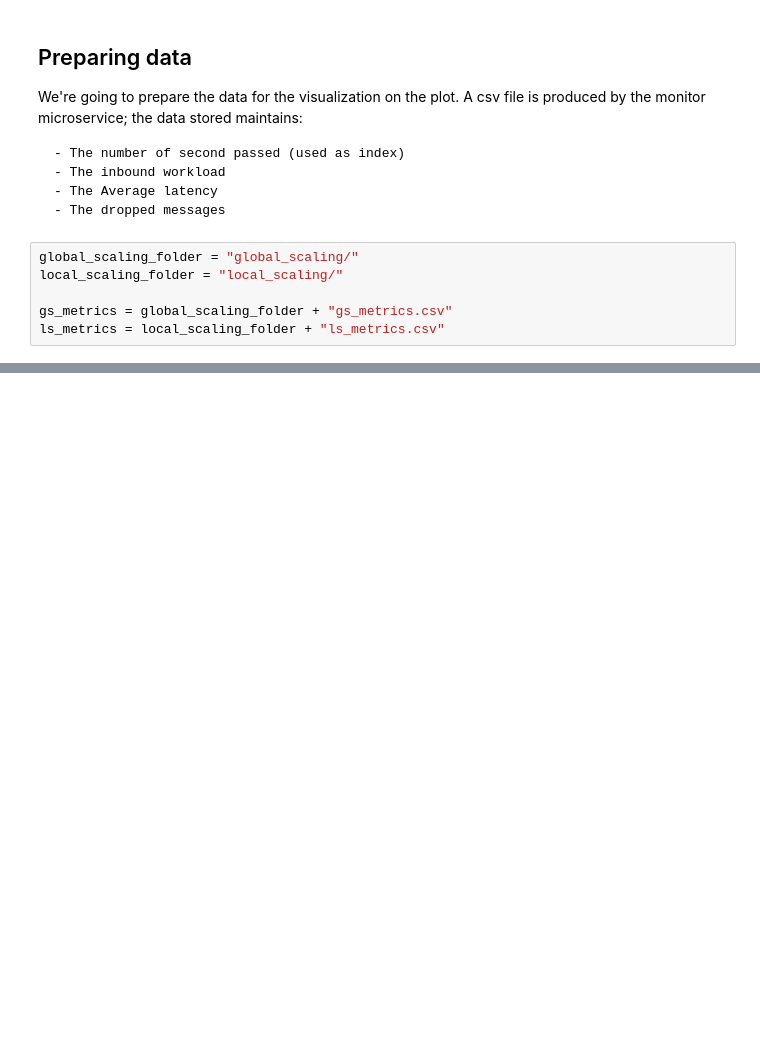
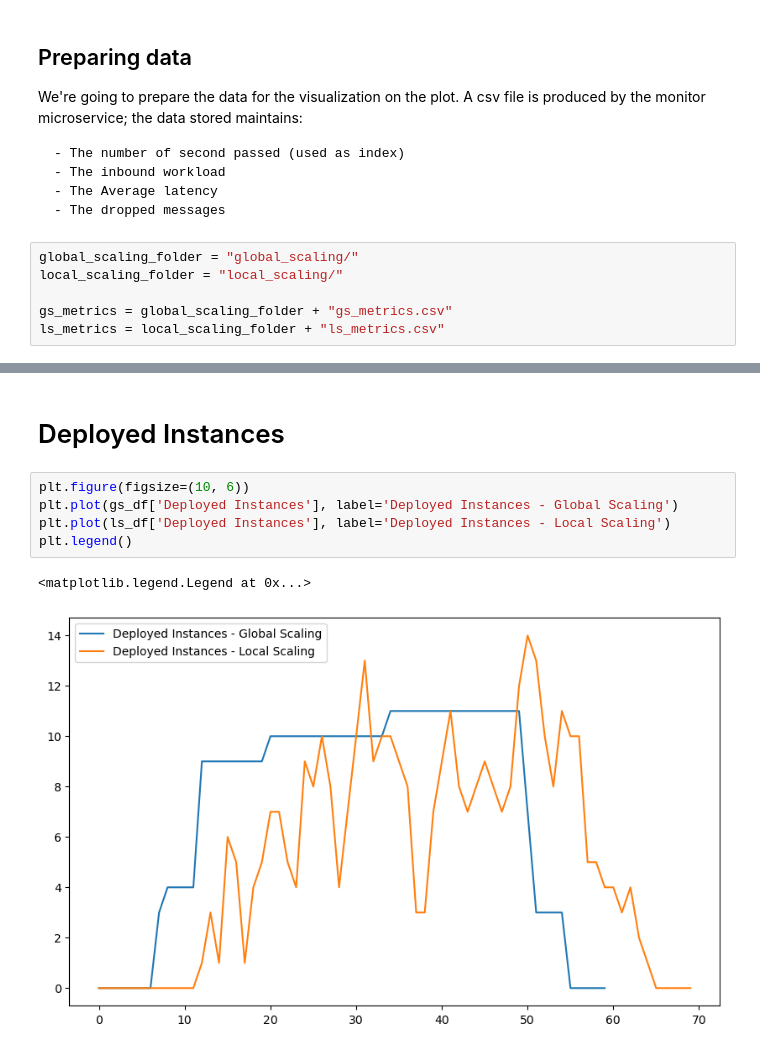
Before and after one commit to giovaz94/custom-pipeline, a Jupyter notebook: data-analysis/analysis.ipynb, the cells around one changed output, grey strips where cells are left out. Drawn from its saved outputs; the diff is of its cells as text; blank space fills up the shorter version.

```diff
--- a/data-analysis/analysis.ipynb
+++ b/data-analysis/analysis.ipynb
@@ -68,0 +79,10 @@ data["Message loss"].plot()
+# %% [markdown]
+# Deployed Instances
+# %%
+plt.figure(figsize=(10, 6))
+plt.plot(gs_df['Deployed Instances'], label='Deployed Instances - Global Scaling')
+plt.plot(ls_df['Deployed Instances'], label='Deployed Instances - Local Scaling')
+plt.legend()
+# %% [output]
+<matplotlib.legend.Legend at 0x...>
+[figure, added]
```
Also changed, not shown: parts of 13 cells of this notebook, 41 other files.
